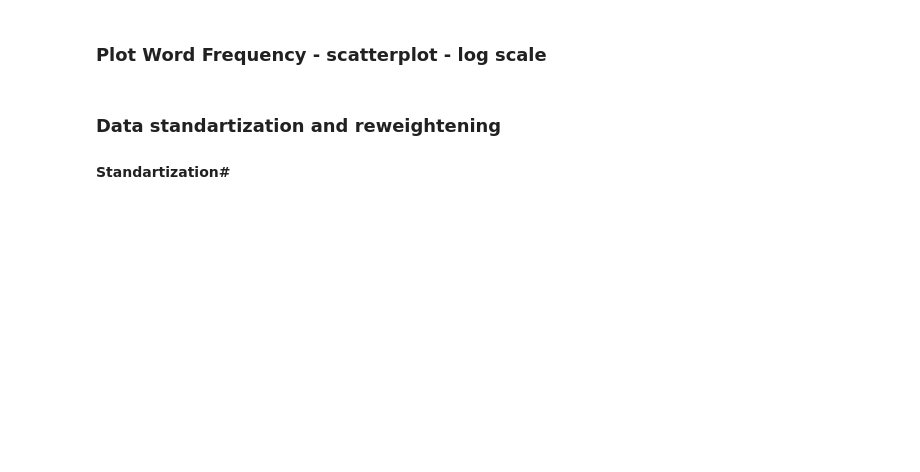
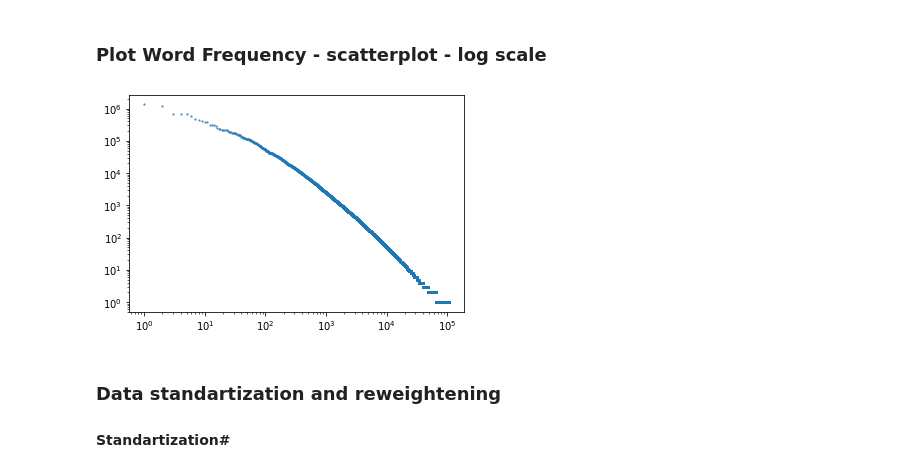
Before and after one commit to omeryefet/Data-Retrieval-Recommendation-System, a Jupyter notebook: HW1.ipynb, the cells around one changed output. Cells and saved outputs as stored; diff of their text form; code cells hidden in the pictures; blank space fills up the shorter version.

```diff
--- a/HW1.ipynb
+++ b/HW1.ipynb
@@ -553,3 +547,11 @@ plt.show
+# %%
+fig, ax = plt.subplots(figsize = (6, 4))
+ax.scatter(word_id, frequency_values, s=2, alpha=0.6)
+
+ax.set_xscale("log")
+ax.set_yscale("log")
+# %% [output]
+[figure, added]
 # %% [markdown]
 ### Data standartization and reweightening
 
```
Also changed, not shown: parts of 17 cells of this notebook.
